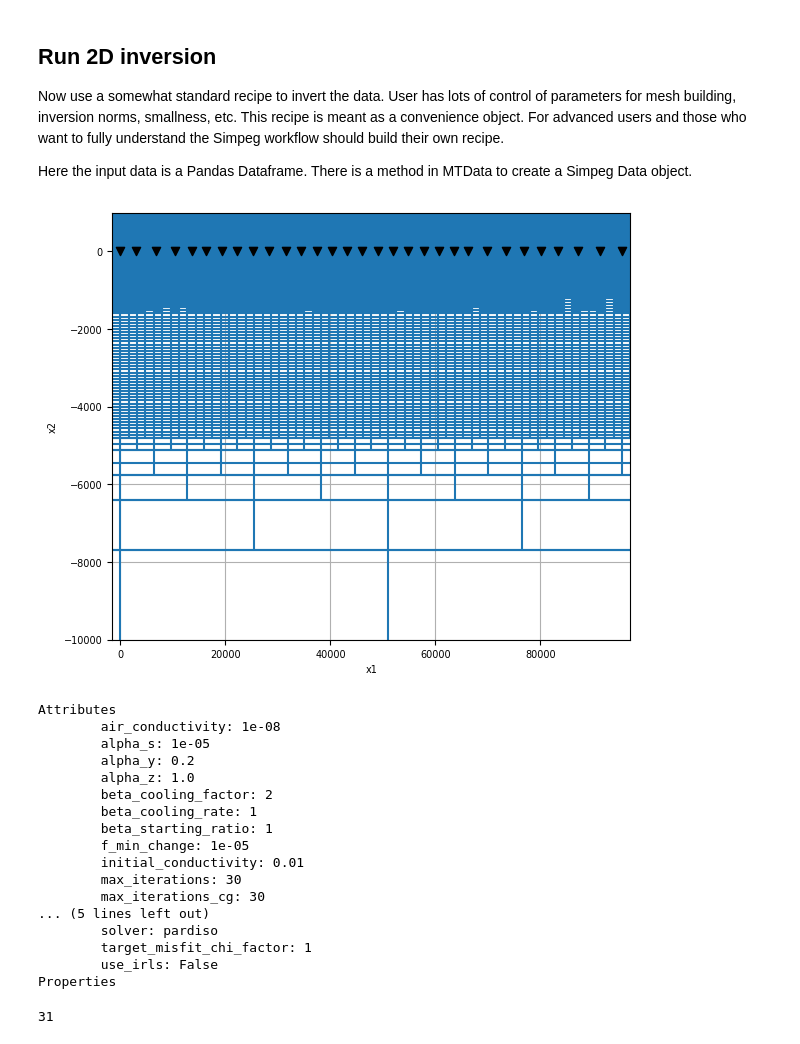
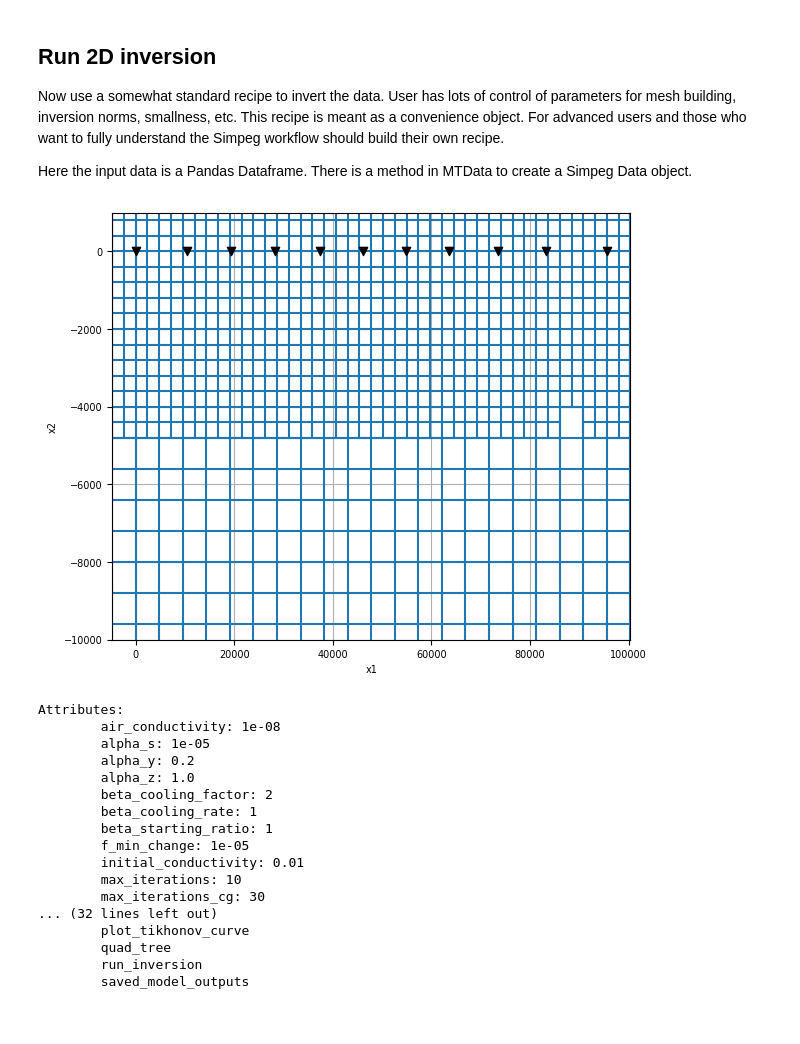
Before and after one commit to simpeg-research/earthscope-mt-course, a Jupyter notebook: notebooks/simpeg/13_2d_from_mtpy_example.ipynb, the cells around one changed output. Saved outputs shown, nothing was run; the diff lists cells and outputs as text; code cells hidden in the pictures.

```diff
--- a/notebooks/simpeg/13_2d_from_mtpy_example.ipynb
+++ b/notebooks/simpeg/13_2d_from_mtpy_example.ipynb
@@ -51,8 +69,9 @@ https://basemap.nationalmap.gov/arcgis/rest/services/USGSTopo/MapServer/tile/12/
 # %%
 # 4) Interpolate data onto the same period map
 # It is important to use bounds_error=False, which will put Nan where data cannot
-# be interpolated.
-profile.interpolate(np.logspace(-3, 3, 6), inplace=True, bounds_error=False)
+# be interpolated. Interpolate onto a period range that keeps the mesh small.
+# decrease the first number to get shorter periods.
+profile.interpolate(np.logspace(-1, 3, 5), inplace=True, bounds_error=False)
 # %%
 # 5) set data modeling errors, set an error floor of 5 % for the impedance
 profile.z_model_error.error_value = 5
@@ -74,13 +93,18 @@ Now use a somewhat standard recipe to invert the data.  User has lots of control
 
 Here the input data is a Pandas Dataframe.  There is a method in MTData to create a Simpeg Data object.
 # %%
-simpeg_2d = Simpeg2D(profile.to_dataframe(), mesh_kwargs={})
+simpeg_2d = Simpeg2D(
+    profile.to_dataframe(),
+    mesh_kwargs={},
+    data_kwargs={},
+    max_iterations=10,
+    )
 # %% [output]
-[figure, old version]
+[figure, new version]
 # %%
 print(simpeg_2d)
 # %% [output]
-Attributes
+Attributes:
         air_conductivity: 1e-08
         alpha_s: 1e-05
         alpha_y: 0.2
@@ -90,14 +114,10 @@ Attributes
         beta_starting_ratio: 1
         f_min_change: 1e-05
         initial_conductivity: 0.01
-        max_iterations: 30
+        max_iterations: 10
         max_iterations_cg: 30
-... (5 lines left out)
-        solver: pardiso
-        target_misfit_chi_factor: 1
-        use_irls: False
-Properties
+... (32 lines left out)
+        plot_tikhonov_curve
+        quad_tree
+        run_inversion
+        saved_model_outputs
-# %%
-simpeg_2d.data.n_stations
-# %% [output]
-31
```
Also changed, not shown: parts of 13 cells of this notebook.
